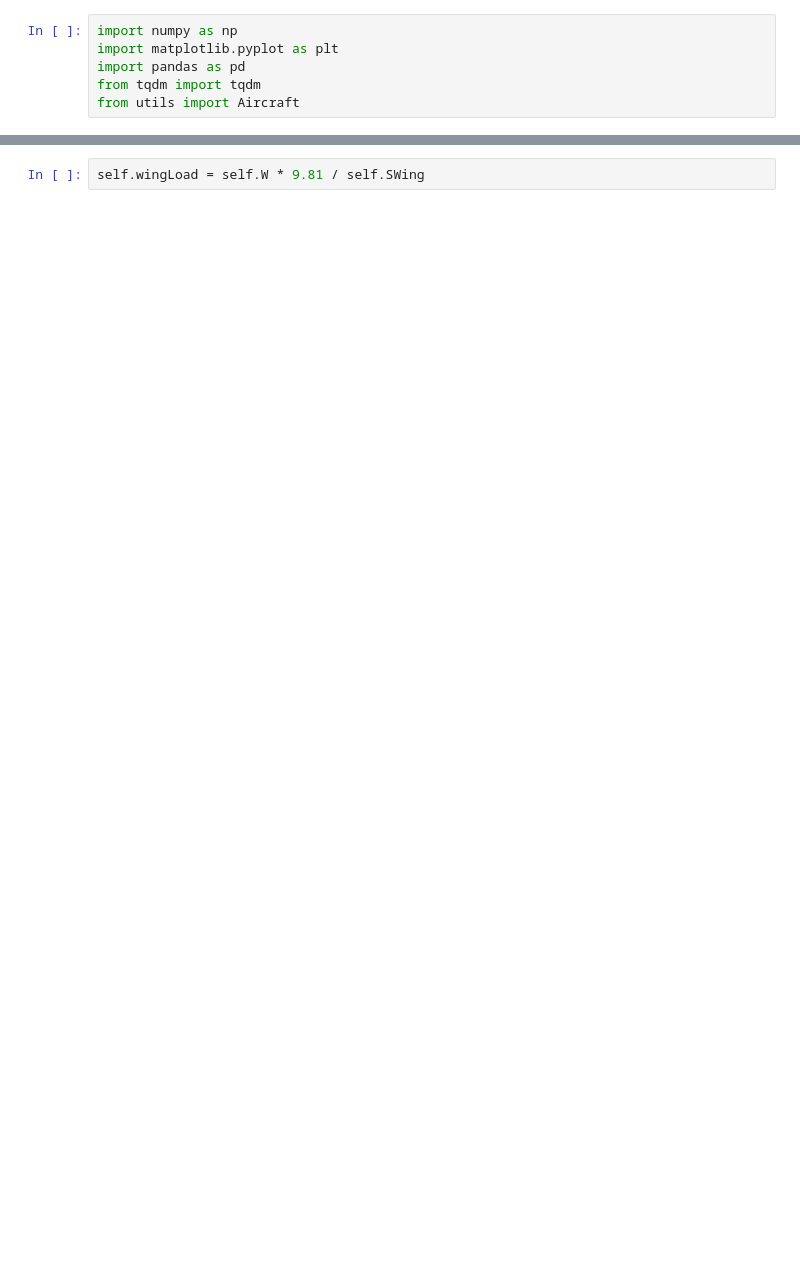
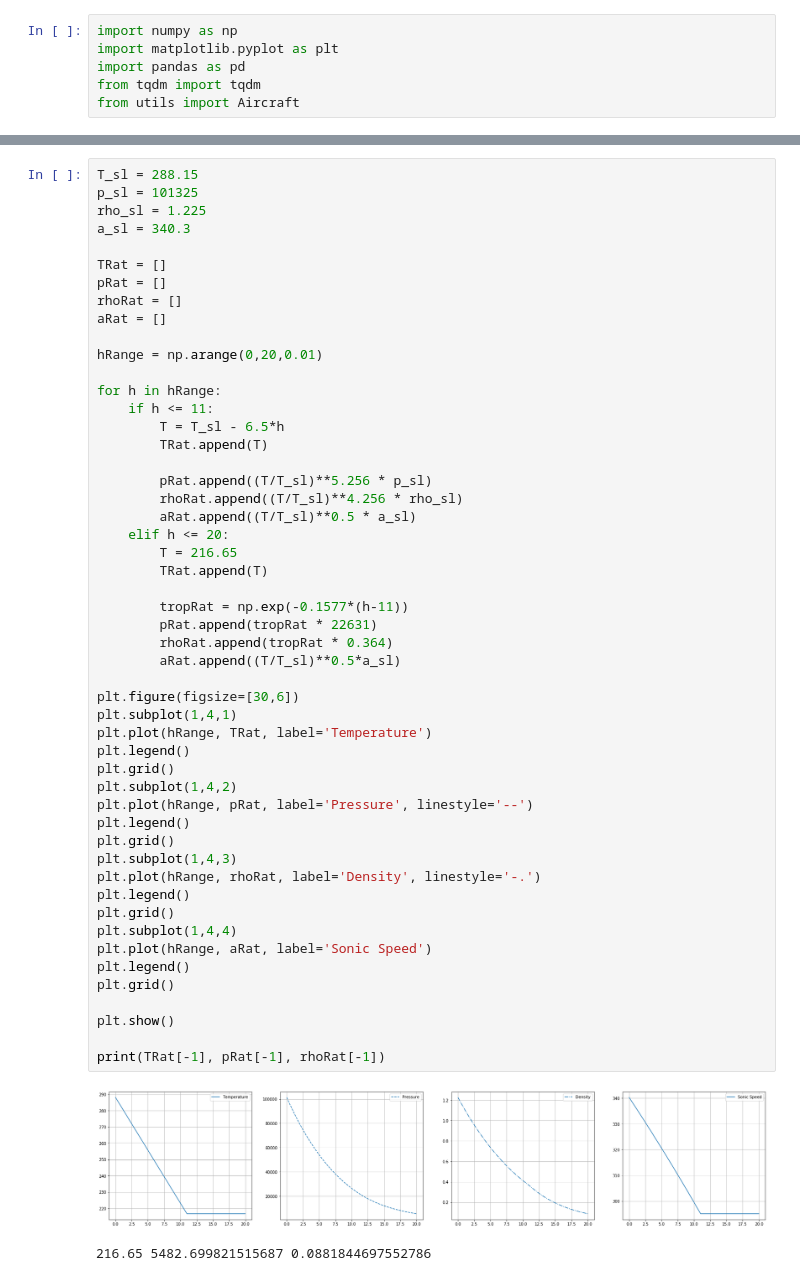
Before and after one commit to elbertwang00/4A7-Courseworks, a Jupyter notebook: Coursework 2 - Aviation and the Environment/coursework2.ipynb, the cells around one changed output, grey strips where cells are left out. Cells and saved outputs as stored; diff of their text form; blank space fills up the shorter version.

```diff
--- a/Coursework 2 - Aviation and the Environment/coursework2.ipynb
+++ b/Coursework 2 - Aviation and the Environment/coursework2.ipynb
@@ -51,2 +69,54 @@ Exception: Mach number exceeding transonic drag threshold of 0.85
-# %%
-self.wingLoad = self.W * 9.81 / self.SWing
+# %%
+T_sl = 288.15
+p_sl = 101325
+rho_sl = 1.225
+a_sl = 340.3
+
+TRat = []
+pRat = []
+rhoRat = []
+aRat = []
+
+hRange = np.arange(0,20,0.01)
+
+for h in hRange:
+    if h <= 11:
+        T = T_sl - 6.5*h
+        TRat.append(T)
+
+        pRat.append((T/T_sl)**5.256 * p_sl)
+        rhoRat.append((T/T_sl)**4.256 * rho_sl)
+        aRat.append((T/T_sl)**0.5 * a_sl)
+    elif h <= 20:
+        T = 216.65
+        TRat.append(T)
+
+        tropRat = np.exp(-0.1577*(h-11))
+        pRat.append(tropRat * 22631)
+        rhoRat.append(tropRat * 0.364)
+        aRat.append((T/T_sl)**0.5*a_sl)
+
+plt.figure(figsize=[30,6])
+plt.subplot(1,4,1)
+plt.plot(hRange, TRat, label='Temperature')
+plt.legend()
+plt.grid()
+plt.subplot(1,4,2)
+plt.plot(hRange, pRat, label='Pressure', linestyle='--')
+plt.legend()
+plt.grid()
+plt.subplot(1,4,3)
+plt.plot(hRange, rhoRat, label='Density', linestyle='-.')
+plt.legend()
+plt.grid()
+plt.subplot(1,4,4)
+plt.plot(hRange, aRat, label='Sonic Speed')
+plt.legend()
+plt.grid()
+
+plt.show()
+
+print(TRat[-1], pRat[-1], rhoRat[-1])
+# %% [output]
+[figure, added]
+216.65 5482.699821515687 0.0881844697552786
```
Also changed, not shown: parts of 2 cells of this notebook, 1 other file.
